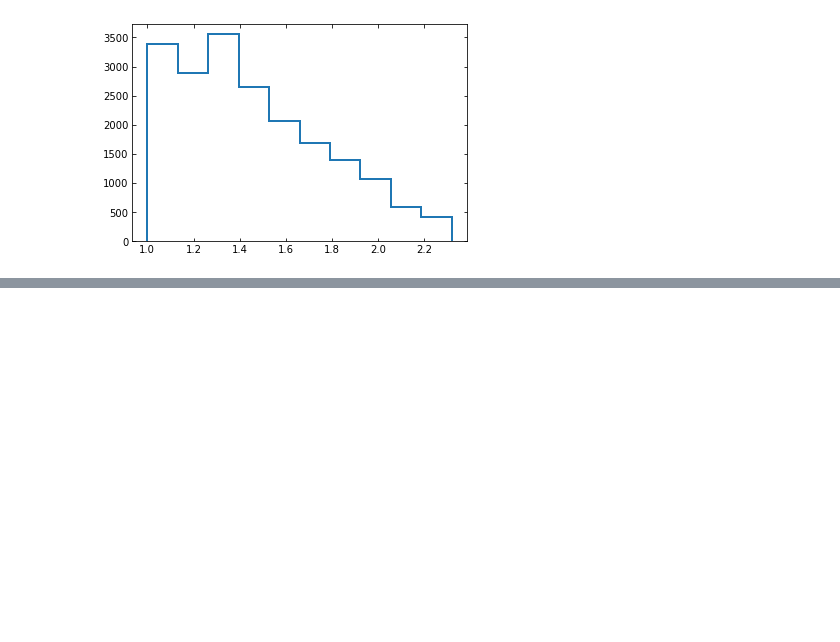
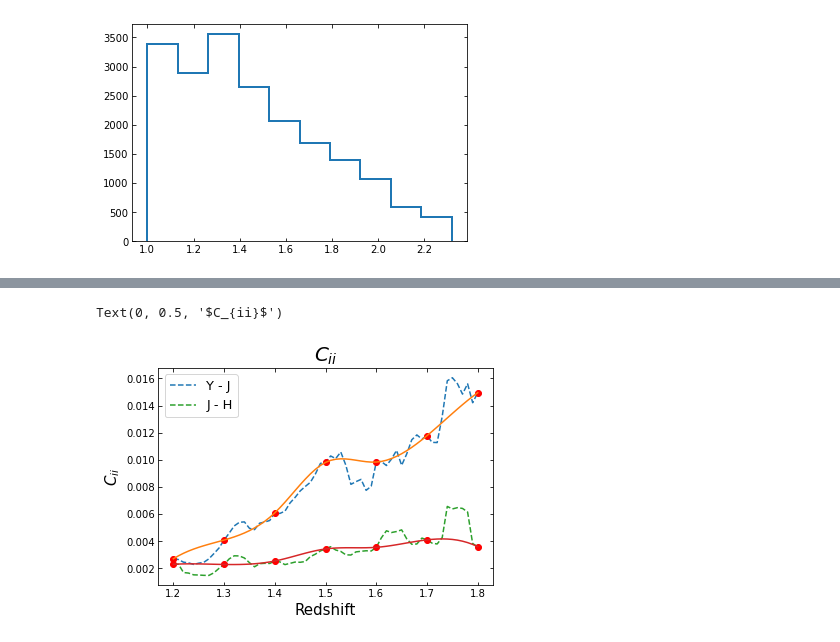
Before and after one commit to Zhiyuan-G/Rubin-Roman-redmagic, a Jupyter notebook: Roman_red_sequence_calibration.ipynb, the cells around one changed output, grey strips where cells are left out. Saved outputs shown, nothing was run; the diff lists cells and outputs as text; code cells hidden in the pictures; blank space fills up the shorter version.

```diff
--- a/Roman_red_sequence_calibration.ipynb
+++ b/Roman_red_sequence_calibration.ipynb
@@ -119,0 +216,21 @@ res = minimize(func, x0,method='BFGS',bounds=((None,None),(None,None),(0.01,0.2)
+# %%
+
+
+plt.title(r'$C_{ii}$',fontsize = 20)
+
+plt.plot(zs_low,parms_y_j[:,2],'--',label = 'Y - J')
+plt.plot(c_z,c_10_yj,'ro')
+f3 = interp1d(c_z,c_10_yj, kind='cubic')
+plt.plot(zs_low,f3(zs_low),'-')
+
+plt.plot(zs_low,parms_j_h[:,2],'--',label = 'J - H')
+plt.plot(c_z,c_10_jh,'ro')
+f3 = interp1d(c_z,c_10_jh, kind='cubic')
+plt.plot(zs_low,f3(zs_low),'-')
+
+plt.legend(fontsize = 13)
+plt.xlabel('Redshift',fontsize = 15)
+plt.ylabel(r'$C_{ii}$',fontsize = 15)
+# %% [output]
+Text(0, 0.5, '$C_{ii}$')
+[figure, added]
```
Also changed, not shown: parts of 9 cells of this notebook.
